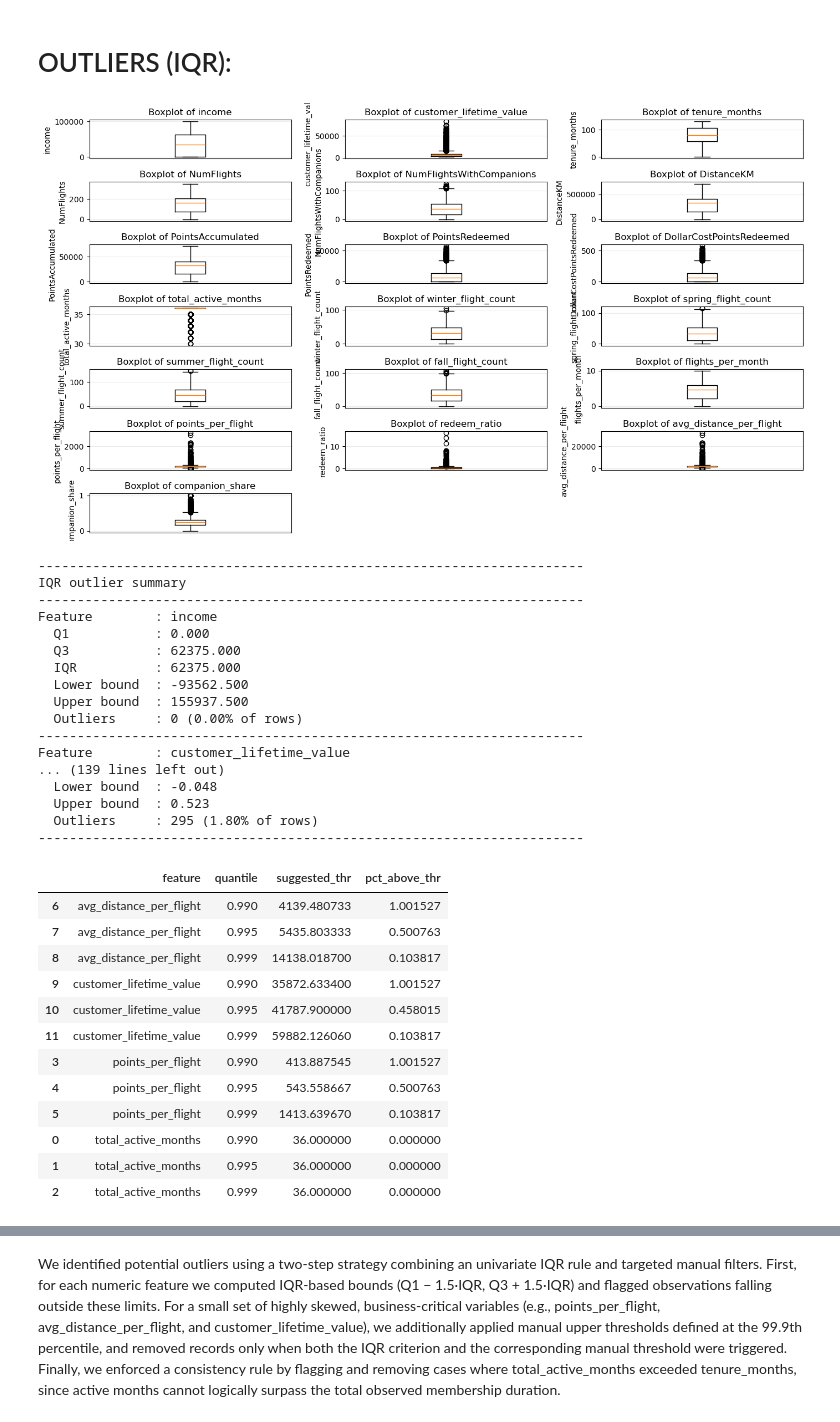
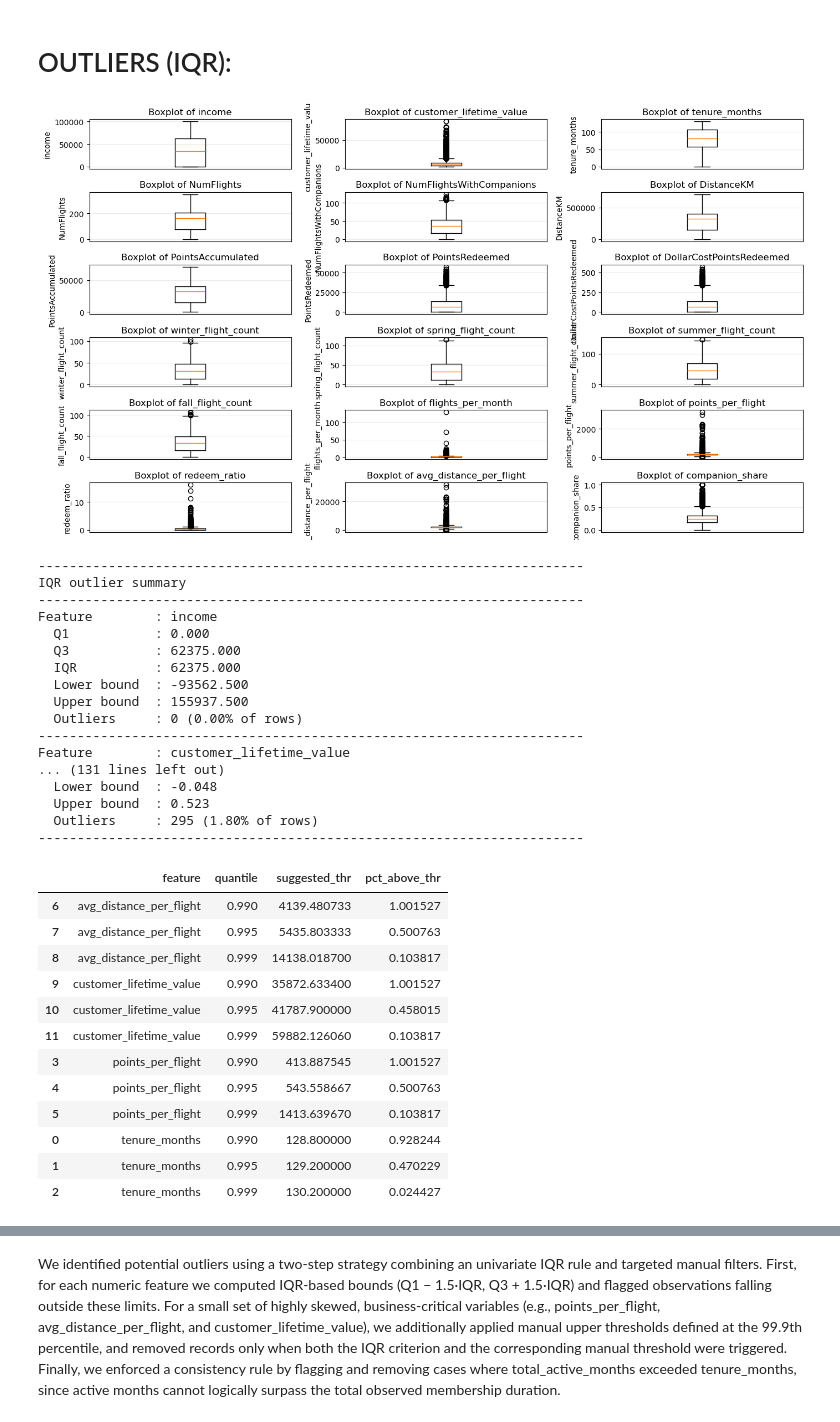
Before and after one commit to ammarCanc/Data-Mining-Project, a Jupyter notebook: Group25_EDA_Code/Group_25_combined.ipynb, the cells around one changed output, grey strips where cells are left out. Drawn from its saved outputs; the diff is of its cells as text; code cells hidden in the pictures.

```diff
--- a/Group25_EDA_Code/Group_25_combined.ipynb
+++ b/Group25_EDA_Code/Group_25_combined.ipynb
@@ -351,7 +343,7 @@ This feature helps separate solo travelers from group or family travelers and en
 
 The behavioral features in this section transform raw counts into normalized, interpretable metrics that capture **travel frequency, value per trip, loyalty engagement, travel distance, and companionship behavior**. Together, these features provide a more nuanced and comparable representation of customer behavior, significantly improving clustering quality and interpretability.
 # %%
-fe_df['flights_per_month'] = fe_df['NumFlights'] / fe_df['activity_span_months'].replace(0, 1)
+fe_df['flights_per_month'] = fe_df['NumFlights'] / fe_df['tenure_months'].replace(0, 1)
 
 fe_df['points_per_flight'] = fe_df['PointsAccumulated'] / fe_df['NumFlights'].replace(0, 1)
 
@@ -708,7 +724,7 @@ def boxplot_grid(df, cols, ncols=3, figsize=(14, 8), showfliers=True):
 # %%
 boxplot_grid(fe_df, numeric_cols, ncols=3, figsize=(14, 8), showfliers=True)
 # %% [output]
-[figure, old version]
+[figure, new version]
 # %%
 def iqr_outlier_summary(df: pd.DataFrame, cols, k: float = 1.5):
 
@@ -776,14 +792,14 @@ Feature        : income
   Outliers     : 0 (0.00% of rows)
 ----------------------------------------------------------------------
 Feature        : customer_lifetime_value
-... (139 lines left out)
+... (131 lines left out)
   Lower bound  : -0.048
   Upper bound  : 0.523
   Outliers     : 295 (1.80% of rows)
 ----------------------------------------------------------------------
 # %%
 manual_cols = [
-    "total_active_months",
+    "tenure_months",
     "points_per_flight",
     "avg_distance_per_flight",
     "customer_lifetime_value",
@@ -793,36 +809,36 @@ qs = [0.99, 0.995, 0.999]
 
 rows = []
 n = len(fe_df)
 
 for col in manual_cols:
     s = fe_df[col].dropna()
 
     for q in qs:
         thr = float(s.quantile(q))
         removed_pct = 100 * (fe_df[col] > thr).mean()
         rows.append({
             "feature": col,
             "quantile": q,
             "suggested_thr": thr,
             "pct_above_thr": removed_pct
         })
 
 suggest_df = pd.DataFrame(rows).sort_values(["feature", "quantile"])
 display(suggest_df)
 # %% [output]
 |  | feature | quantile | suggested_thr | pct_above_thr |
 | 6 | avg_distance_per_flight | 0.990 | 4139.480733 | 1.001527 |
 | 7 | avg_distance_per_flight | 0.995 | 5435.803333 | 0.500763 |
 | 8 | avg_distance_per_flight | 0.999 | 14138.018700 | 0.103817 |
 | 9 | customer_lifetime_value | 0.990 | 35872.633400 | 1.001527 |
 | 10 | customer_lifetime_value | 0.995 | 41787.900000 | 0.458015 |
 | 11 | customer_lifetime_value | 0.999 | 59882.126060 | 0.103817 |
 | 3 | points_per_flight | 0.990 | 413.887545 | 1.001527 |
 | 4 | points_per_flight | 0.995 | 543.558667 | 0.500763 |
 | 5 | points_per_flight | 0.999 | 1413.639670 | 0.103817 |
-| 0 | total_active_months | 0.990 | 36.000000 | 0.000000 |
-| 1 | total_active_months | 0.995 | 36.000000 | 0.000000 |
-| 2 | total_active_months | 0.999 | 36.000000 | 0.000000 |
+| 0 | tenure_months | 0.990 | 128.800000 | 0.928244 |
+| 1 | tenure_months | 0.995 | 129.200000 | 0.470229 |
+| 2 | tenure_months | 0.999 | 130.200000 | 0.024427 |
 # %%
 q = 0.999
 manual_quantile_cols = [
```
Also changed, not shown: parts of 15 cells of this notebook.
